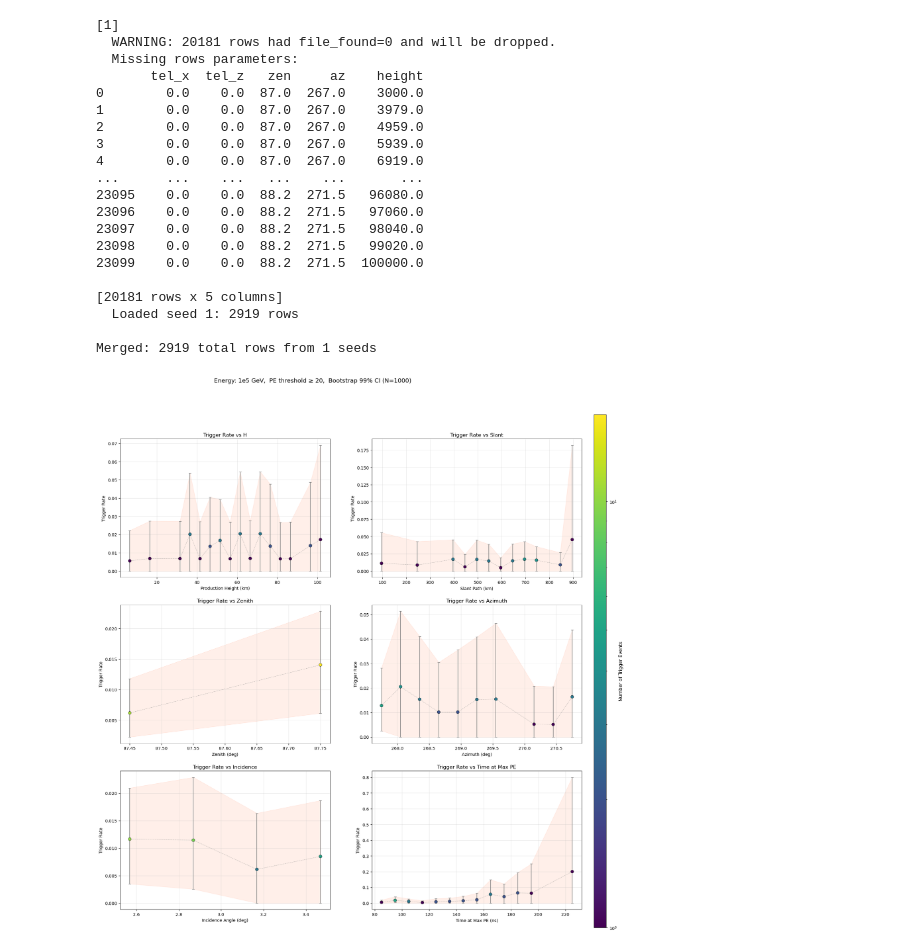
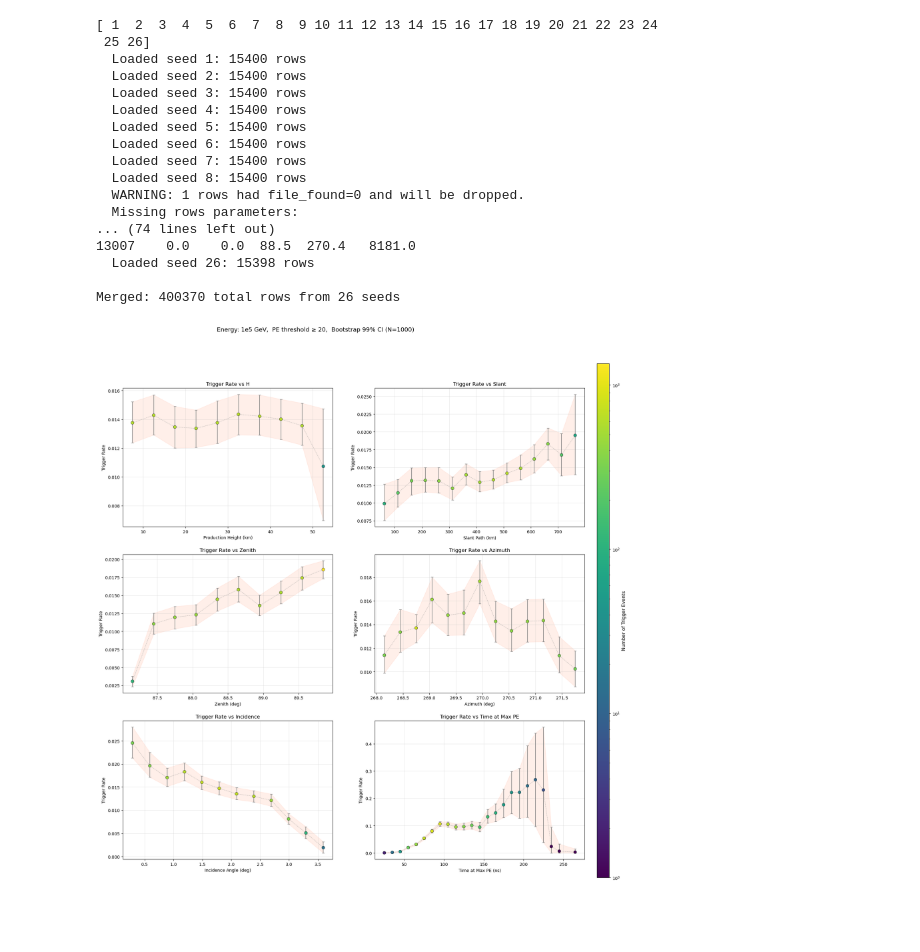
Before and after one commit to Teikiet/Muon_Trinity, a Jupyter notebook: analysis/Trinity_Detector_analysis.ipynb, the cells around one changed output. Saved outputs shown, nothing was run; the diff lists cells and outputs as text; code cells hidden in the pictures; blank space fills up the shorter version.

```diff
--- a/analysis/Trinity_Detector_analysis.ipynb
+++ b/analysis/Trinity_Detector_analysis.ipynb
@@ -43,19 +252,57 @@ import pandas as pd
 import matplotlib.pyplot as plt
 import matplotlib.cm as cm
 import matplotlib.colors as mcolors
+import pandas as pd
+import numpy as np
+import matplotlib.pyplot as plt
+import sys
+import os
+
+# ── Load CSV ──────────────────────────────────────────────────────────────────
+def load_scan(csv_path: str) -> pd.DataFrame:
+    """Load the scan CSV and add derived columns."""
+    if not os.path.exists(csv_path):
+        raise FileNotFoundError(f"CSV not found: {csv_path}")
+
+    df = pd.read_csv(csv_path)
+
+    # Drop rows where file was not found
+    n_missing = (df["file_found"] == 0).sum()
+    if n_missing > 0:
+        print(f"  WARNING: {n_missing} rows had file_found=0 and will be dropped.")
+        #print out the parameters of the missing rows for debugging
+        missing_rows = df[df["file_found"] == 0]
+        print("  Missing rows parameters:")
+        print(missing_rows[["tel_x", "tel_z", "zen", "az", "height"]])
+    df = df[df["file_found"] == 1].copy()
+
+    # Derived columns
+    df["r"] = np.sqrt(df["tel_x"]**2 + df["tel_z"]**2).round(4)
+    df["detected"] = (df["max_pe"] >= PE_THRESHOLD).astype(float)
+
+    #print(f"Loaded {len(df)} valid rows from '{csv_path}'")
+    #print(f"Columns: {list(df.columns)}")
+    #print(df.describe())
+    return df
+def slant_depth(zem, obs_height, zenith_rad):
+        theta = np.pi - zenith_rad
+        beta = np.clip(np.arcsin((obs_height / zem) * np.sin(theta)), 0, np.pi/2)
+        alpha = np.pi - theta - beta
+        s = zem * np.sin(alpha) / np.sin(theta)
+        return np.clip(s, 0, np.inf)
 
 # ── Configuration ─────────────────────────────────────────────────────────────
 PE_THRESHOLD = 20
 N_BOOTSTRAP = 1000
 CI_LEVEL = 0.99
 E_mag = 5
-SEEDS = [1] #np.arange(1, 27)  # Updated seeds based on recent edits
+SEEDS = np.arange(1, 3)  # Updated seeds based on recent edits
 print(SEEDS)
 
 # ── Merge all seeds ──────────────────────────────────────────────────────────
 dfs = []
 for seed in SEEDS:
-    csv_path = f"/scratch/general/vast/u1520754/muon_sim_chain_tree/Muon_pid13_E1e{E_mag}_R5/csv_output/scan_care_pid13_E1e{E_mag}_R5_y0_s{seed}.csv"
+    csv_path = f"/scratch/general/vast/u1520754/muon_sim_chain/Muon_pid13_E1e{E_mag}_R5/csv_output/scan_care_pid13_E1e{E_mag}_R5_y0_s{seed}.csv"
     try:
         df_tmp = load_scan(csv_path)
         df_tmp["seed"] = seed
@@ -201,49 +448,46 @@ for ax, (name, (_, xlabel, bin_size)) in zip(axes, variables.items()):
     # Scatter colored by trigger count
     sc = ax.scatter(
         bin_centers, trigger_rates,
         c=trigger_counts, cmap=cmap, norm=norm,
         s=50, edgecolors="black", linewidths=0.5, zorder=5,
     )
 
     ax.fill_between(bin_centers, ci_lows, ci_highs, alpha=0.12, color="coral")
     ax.set_xlabel(xlabel)
     ax.set_ylabel("Trigger Rate")
     ax.set_title(f"Trigger Rate vs {name}")
     ax.grid(True, alpha=0.3)
 
 # ── Shared colorbar ──────────────────────────────────────────────────────────
 fig.subplots_adjust(right=0.88)
 cbar_ax = fig.add_axes([0.90, 0.08, 0.02, 0.84])
 sm = cm.ScalarMappable(cmap=cmap, norm=norm)
 sm.set_array([])
 cbar = fig.colorbar(sm, cax=cbar_ax)
 cbar.set_label("Number of Trigger Events", fontsize=11)
 
 plt.suptitle(
     f"Energy: 1e{E_mag} GeV,  PE threshold ≥ {PE_THRESHOLD},  Bootstrap 99% CI (N={N_BOOTSTRAP})",
     fontsize=14, x=0.44,
 )
 plt.show()
 #2,7,8,10,21,22 incomplete data seed
 # %% [output]
-[1]
-  WARNING: 20181 rows had file_found=0 and will be dropped.
+[ 1  2  3  4  5  6  7  8  9 10 11 12 13 14 15 16 17 18 19 20 21 22 23 24
+ 25 26]
+  Loaded seed 1: 15400 rows
+  Loaded seed 2: 15400 rows
+  Loaded seed 3: 15400 rows
+  Loaded seed 4: 15400 rows
+  Loaded seed 5: 15400 rows
+  Loaded seed 6: 15400 rows
+  Loaded seed 7: 15400 rows
+  Loaded seed 8: 15400 rows
+  WARNING: 1 rows had file_found=0 and will be dropped.
   Missing rows parameters:
-       tel_x  tel_z   zen     az    height
-0        0.0    0.0  87.0  267.0    3000.0
-1        0.0    0.0  87.0  267.0    3979.0
-2        0.0    0.0  87.0  267.0    4959.0
-3        0.0    0.0  87.0  267.0    5939.0
-4        0.0    0.0  87.0  267.0    6919.0
-...      ...    ...   ...    ...       ...
-23095    0.0    0.0  88.2  271.5   96080.0
-23096    0.0    0.0  88.2  271.5   97060.0
-23097    0.0    0.0  88.2  271.5   98040.0
-23098    0.0    0.0  88.2  271.5   99020.0
-23099    0.0    0.0  88.2  271.5  100000.0
+... (74 lines left out)
+13007    0.0    0.0  88.5  270.4   8181.0
+  Loaded seed 26: 15398 rows
 
-[20181 rows x 5 columns]
-  Loaded seed 1: 2919 rows
-
-Merged: 2919 total rows from 1 seeds
+Merged: 400370 total rows from 26 seeds
-[figure, old version]
+[figure, new version]
```
Also changed, not shown: parts of 16 cells of this notebook, 50 other files.
